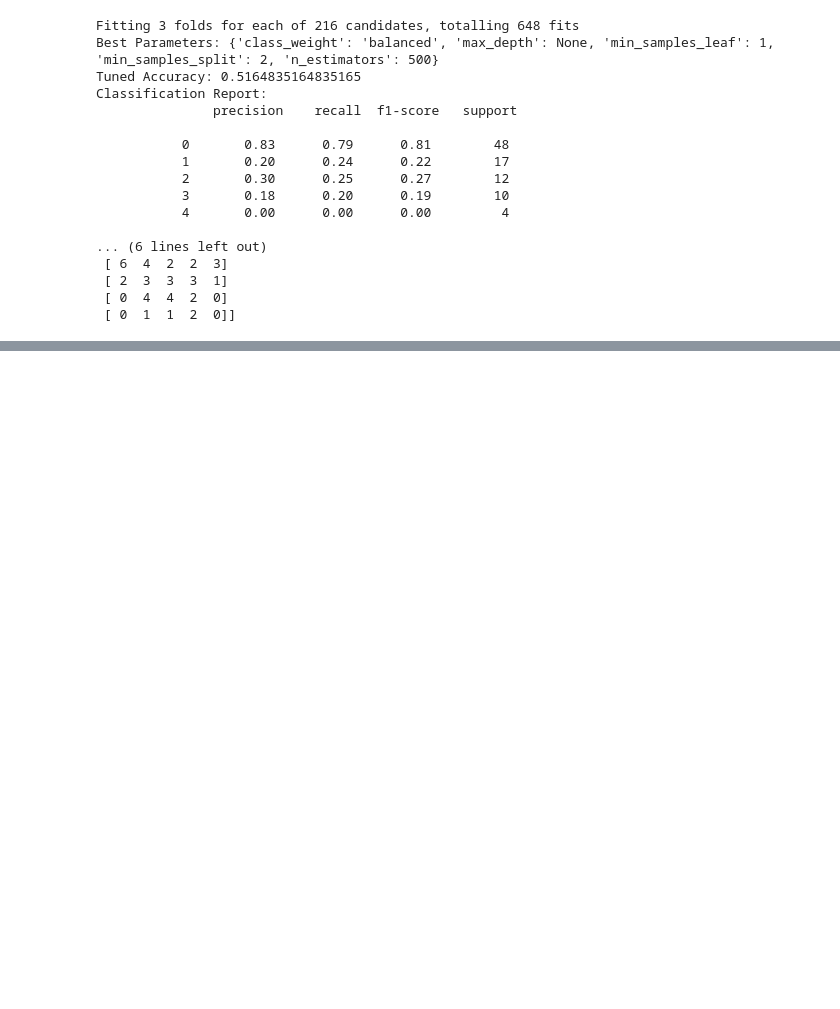
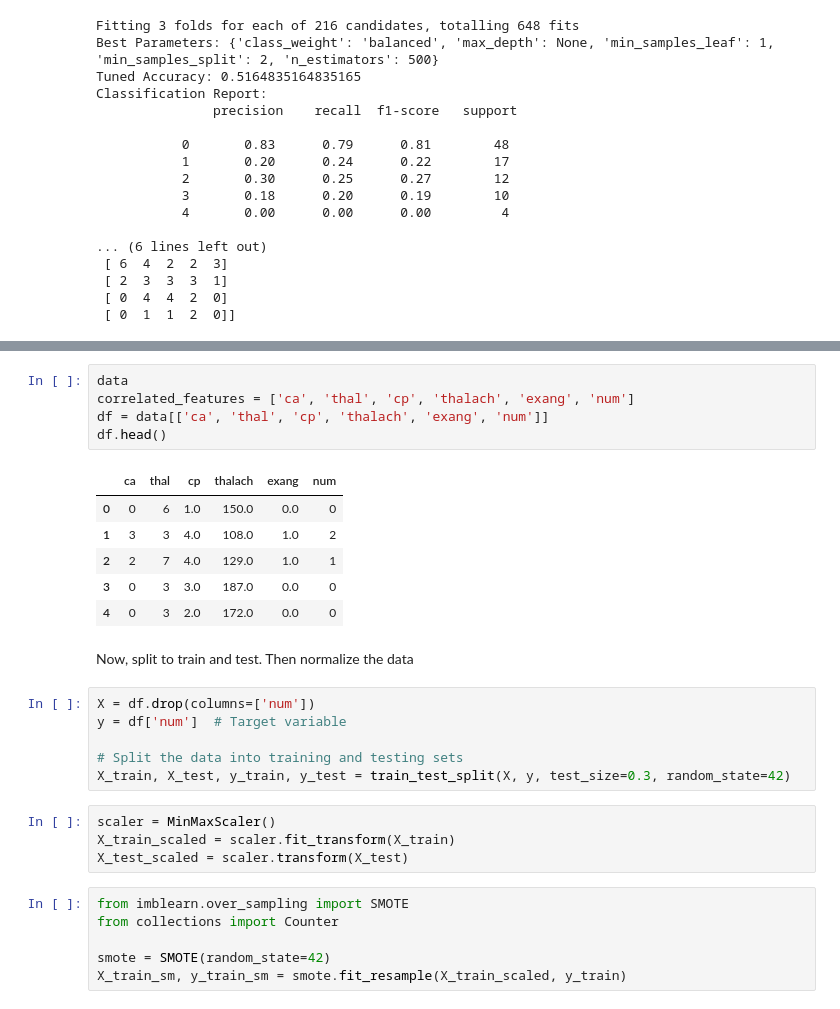
Before and after one commit to gautumsvp7/heart-attack-prediction, a Jupyter notebook: ml_model_2.ipynb, the cells around one changed output, grey strips where cells are left out. Saved outputs shown, nothing was run; the diff lists cells and outputs as text; blank space fills up the shorter version.

```diff
--- a/ml_model_2.ipynb
+++ b/ml_model_2.ipynb
@@ -205,0 +253,30 @@ Classification Report:
+# %%
+data
+correlated_features = ['ca', 'thal', 'cp', 'thalach', 'exang', 'num']
+df = data[['ca', 'thal', 'cp', 'thalach', 'exang', 'num']]
+df.head()
+# %% [output]
+|  | ca | thal | cp | thalach | exang | num |
+| 0 | 0 | 6 | 1.0 | 150.0 | 0.0 | 0 |
+| 1 | 3 | 3 | 4.0 | 108.0 | 1.0 | 2 |
+| 2 | 2 | 7 | 4.0 | 129.0 | 1.0 | 1 |
+| 3 | 0 | 3 | 3.0 | 187.0 | 0.0 | 0 |
+| 4 | 0 | 3 | 2.0 | 172.0 | 0.0 | 0 |
+# %% [markdown]
+Now, split to train and test. Then normalize the data
+# %%
+X = df.drop(columns=['num'])
+y = df['num']  # Target variable
+
+# Split the data into training and testing sets
+X_train, X_test, y_train, y_test = train_test_split(X, y, test_size=0.3, random_state=42)
+# %%
+scaler = MinMaxScaler()
+X_train_scaled = scaler.fit_transform(X_train)
+X_test_scaled = scaler.transform(X_test)
+# %%
+from imblearn.over_sampling import SMOTE
+from collections import Counter
+
+smote = SMOTE(random_state=42)
+X_train_sm, y_train_sm = smote.fit_resample(X_train_scaled, y_train)
```
Also changed, not shown: parts of 8 cells of this notebook.
